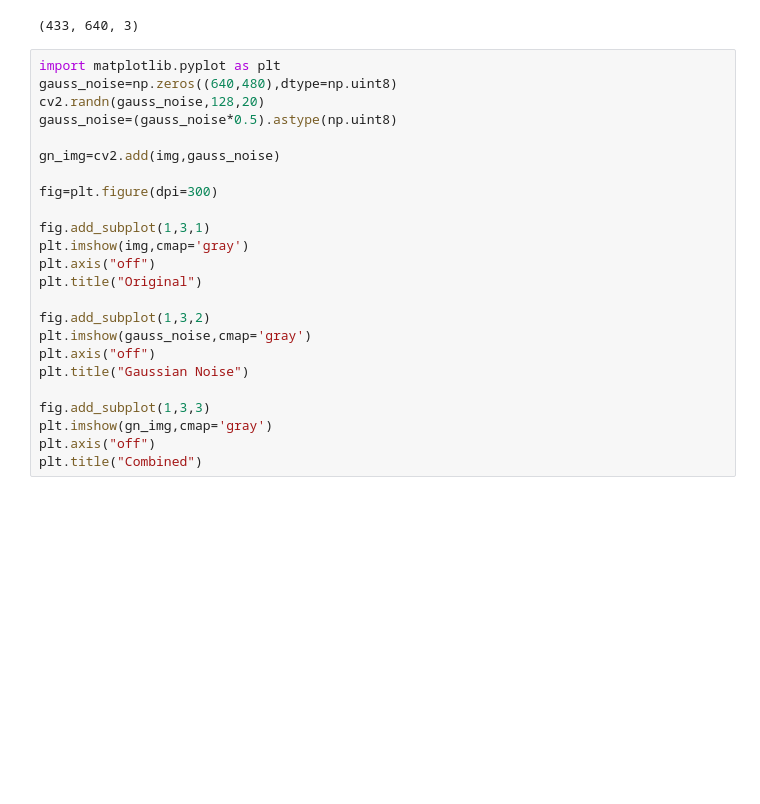
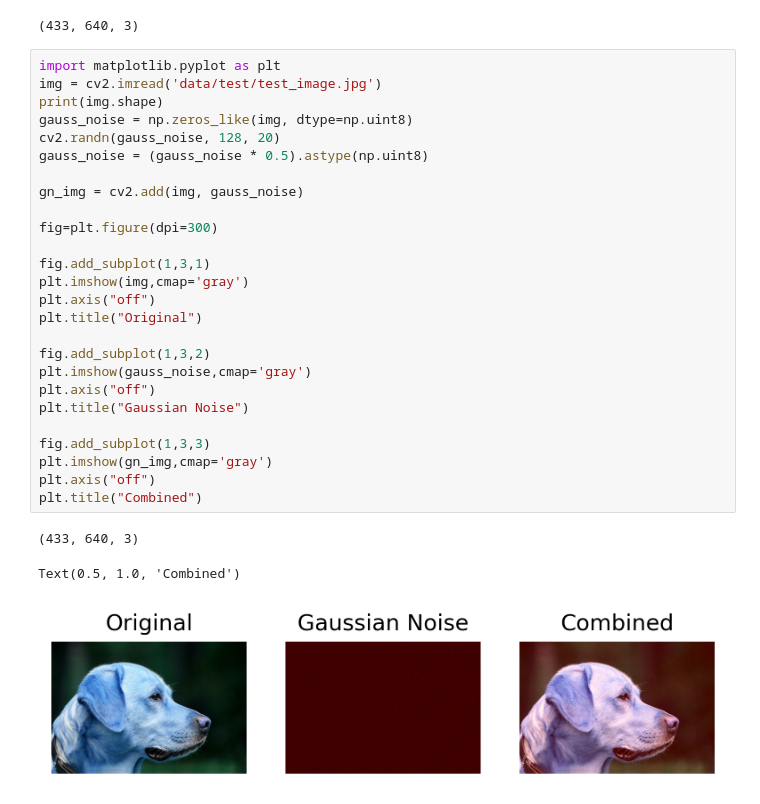
Before and after one commit to ADA-GWU/guidedresearchproject-yusif_mukhtarov, a Jupyter notebook: adding_noise.ipynb, the cells around one changed output. Drawn from its saved outputs; the diff is of its cells as text; blank space fills up the shorter version.

Commit message:
noise_images

```diff
--- a/adding_noise.ipynb
+++ b/adding_noise.ipynb
@@ -28,25 +28,31 @@ img.shape
 (433, 640, 3)
 # %%
 import matplotlib.pyplot as plt
-gauss_noise=np.zeros((640,480),dtype=np.uint8)
-cv2.randn(gauss_noise,128,20)
-gauss_noise=(gauss_noise*0.5).astype(np.uint8)
+img = cv2.imread('data/test/test_image.jpg')
+print(img.shape)
+gauss_noise = np.zeros_like(img, dtype=np.uint8)
+cv2.randn(gauss_noise, 128, 20)
+gauss_noise = (gauss_noise * 0.5).astype(np.uint8)
 
-gn_img=cv2.add(img,gauss_noise)
+gn_img = cv2.add(img, gauss_noise)
 
 fig=plt.figure(dpi=300)
 
 fig.add_subplot(1,3,1)
 plt.imshow(img,cmap='gray')
 plt.axis("off")
 plt.title("Original")
 
 fig.add_subplot(1,3,2)
 plt.imshow(gauss_noise,cmap='gray')
 plt.axis("off")
 plt.title("Gaussian Noise")
 
 fig.add_subplot(1,3,3)
 plt.imshow(gn_img,cmap='gray')
 plt.axis("off")
 plt.title("Combined")
+# %% [output]
+(433, 640, 3)
+Text(0.5, 1.0, 'Combined')
+[figure, added]
```
